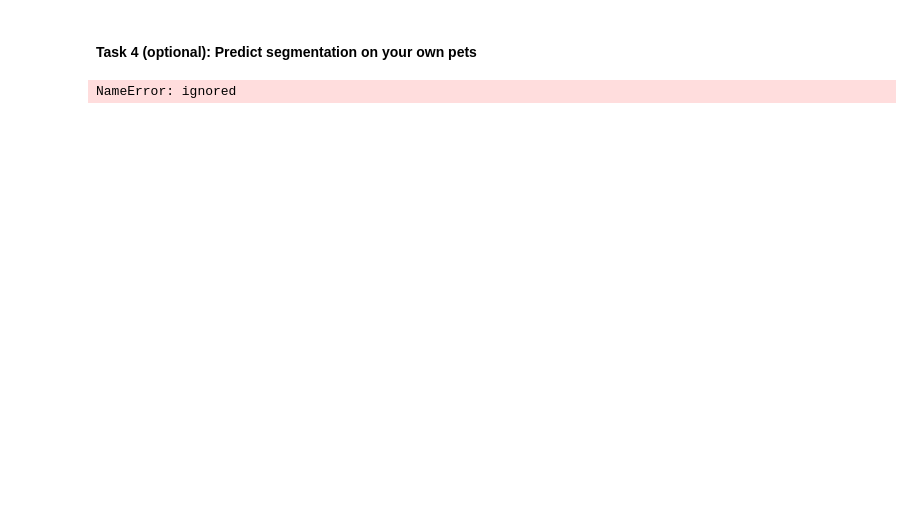
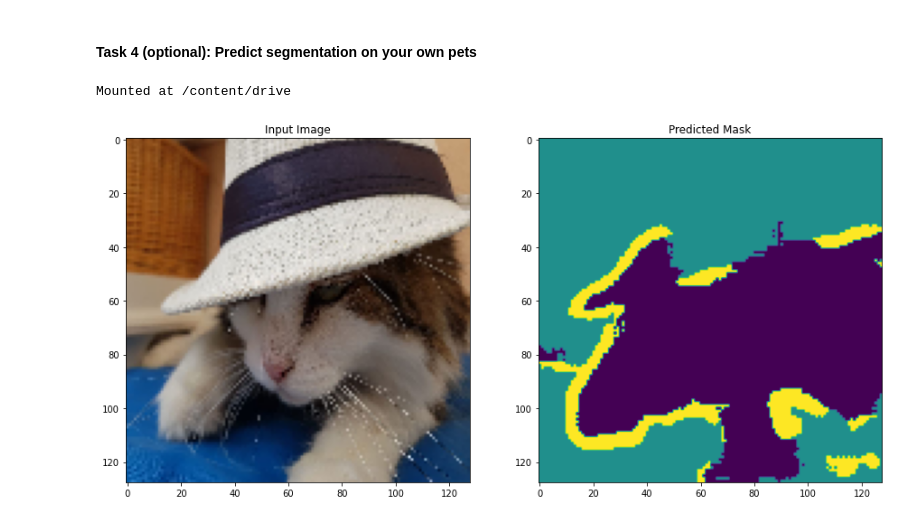
Before and after one commit to aikorneev/NeuralNetworks_homeworks, a Jupyter notebook: HW2_semantic_segmentation_TF.ipynb, the cells around one changed output. Drawn from its saved outputs; the diff is of its cells as text; code cells hidden in the pictures; blank space fills up the shorter version.

```diff
--- a/HW2_semantic_segmentation_TF.ipynb
+++ b/HW2_semantic_segmentation_TF.ipynb
@@ -578,15 +571,22 @@ display_sample(sample)
 # %% [markdown]
 #### Task 4 (optional): Predict segmentation on your own pets
+# %%
+#google disk mounting
+from google.colab import drive
+drive.mount('/content/drive')
+# %% [output]
+Mounted at /content/drive
 # %%
-tests = get_paths("dir_with_tour_images/", "jpg")
+tests = get_paths("/content/drive/My Drive/Colab Notebooks/pets/", "jpg")
 
-x = np.zeros((batch_size, ) + img_size + (3, ), dtype="float32")
+x = np.zeros((2, ) + img_size + (3, ), dtype="float32")
 
 # Here you can use your code to load images and setting the x from Sequence.__getitem__
+for i in range(len(tests)):
+  image = load_img(tests[i], target_size = (128, 128))
+  x[i, :, :, :] = keras.preprocessing.image.img_to_array(image)/255.0
 
 preds = model.predict(x)
-# %% [output]
-NameError: ignored
 # %%
 def display_segmentation(image, prediction):
     plt.figure(figsize=(15, 15))
@@ -599,9 +599,11 @@ def display_segmentation(image, prediction):
     plt.title('Predicted Mask')
     plt.imshow(np.asarray(prediction))
 # %%
-i = 2
+i = 0
 
 image = load_img(tests[i], target_size=img_size)
 prediction = prediction_to_img(preds[i])
 
 display_segmentation(image, prediction)
+# %% [output]
+[figure, added]
```
Also changed, not shown: parts of 12 cells of this notebook, 1 other file.
